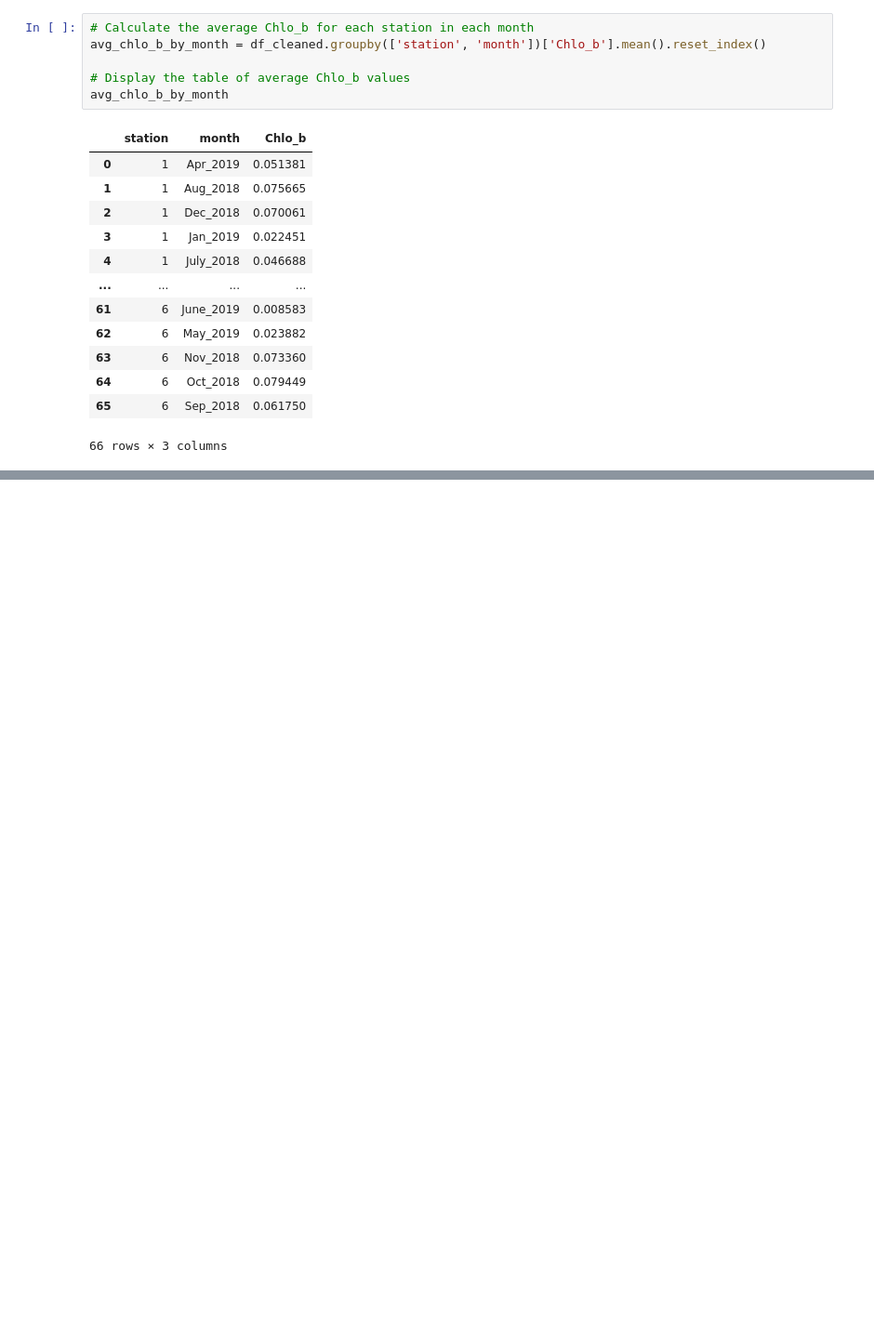
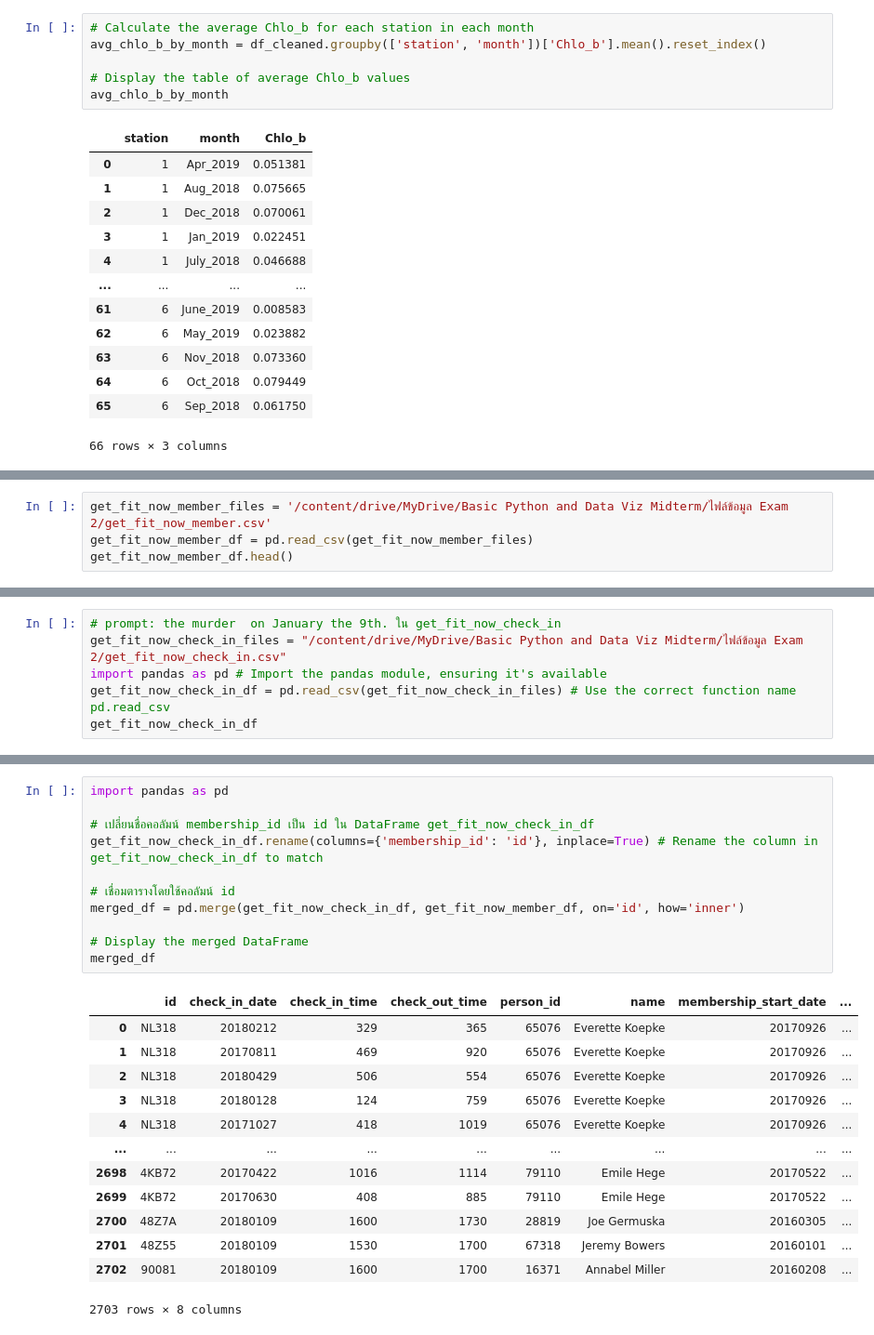
Before and after one commit to Earth15145/Python_dataviz2024, a Jupyter notebook: Midterm_653020219_0.ipynb, the cells around one changed output, grey strips where cells are left out. Shown: that part at 93% size. Cells and saved outputs as stored; diff of their text form; blank space fills up the shorter version.

Commit message:
Data Viz 2024 Exam 2

```diff
--- a/Midterm_653020219_0.ipynb
+++ b/Midterm_653020219_0.ipynb
@@ -116,0 +197,4 @@ chlo_b_pivot
+# %%
+get_fit_now_member_files = '/content/drive/MyDrive/Basic Python and Data Viz Midterm/ไฟล์ข้อมูล Exam 2/get_fit_now_member.csv'
+get_fit_now_member_df = pd.read_csv(get_fit_now_member_files)
+get_fit_now_member_df.head()
@@ -116,0 +299,6 @@ chlo_b_pivot
+# %%
+# prompt: the murder  on January the 9th. ใน get_fit_now_check_in
+get_fit_now_check_in_files = "/content/drive/MyDrive/Basic Python and Data Viz Midterm/ไฟล์ข้อมูล Exam 2/get_fit_now_check_in.csv"
+import pandas as pd # Import the pandas module, ensuring it's available
+get_fit_now_check_in_df = pd.read_csv(get_fit_now_check_in_files) # Use the correct function name pd.read_csv
+get_fit_now_check_in_df
@@ -116,0 +319,25 @@ chlo_b_pivot
+# %%
+import pandas as pd
+
+# เปลี่ยนชื่อคอลัมน์ membership_id เป็น id ใน DataFrame get_fit_now_check_in_df
+get_fit_now_check_in_df.rename(columns={'membership_id': 'id'}, inplace=True) # Rename the column in get_fit_now_check_in_df to match
+
+# เชื่อมตารางโดยใช้คอลัมน์ id
+merged_df = pd.merge(get_fit_now_check_in_df, get_fit_now_member_df, on='id', how='inner')
+
+# Display the merged DataFrame
+merged_df
+# %% [output]
+|  | id | check_in_date | check_in_time | check_out_time | person_id | name | membership_start_date | ... |
+| 0 | NL318 | 20180212 | 329 | 365 | 65076 | Everette Koepke | 20170926 | ... |
+| 1 | NL318 | 20170811 | 469 | 920 | 65076 | Everette Koepke | 20170926 | ... |
+| 2 | NL318 | 20180429 | 506 | 554 | 65076 | Everette Koepke | 20170926 | ... |
+| 3 | NL318 | 20180128 | 124 | 759 | 65076 | Everette Koepke | 20170926 | ... |
+| 4 | NL318 | 20171027 | 418 | 1019 | 65076 | Everette Koepke | 20170926 | ... |
+| ... | ... | ... | ... | ... | ... | ... | ... | ... |
+| 2698 | 4KB72 | 20170422 | 1016 | 1114 | 79110 | Emile Hege | 20170522 | ... |
+| 2699 | 4KB72 | 20170630 | 408 | 885 | 79110 | Emile Hege | 20170522 | ... |
+| 2700 | 48Z7A | 20180109 | 1600 | 1730 | 28819 | Joe Germuska | 20160305 | ... |
+| 2701 | 48Z55 | 20180109 | 1530 | 1700 | 67318 | Jeremy Bowers | 20160101 | ... |
+| 2702 | 90081 | 20180109 | 1600 | 1700 | 16371 | Annabel Miller | 20160208 | ... |
+2703 rows × 8 columns
```
Also changed, not shown: parts of 30 cells of this notebook.
